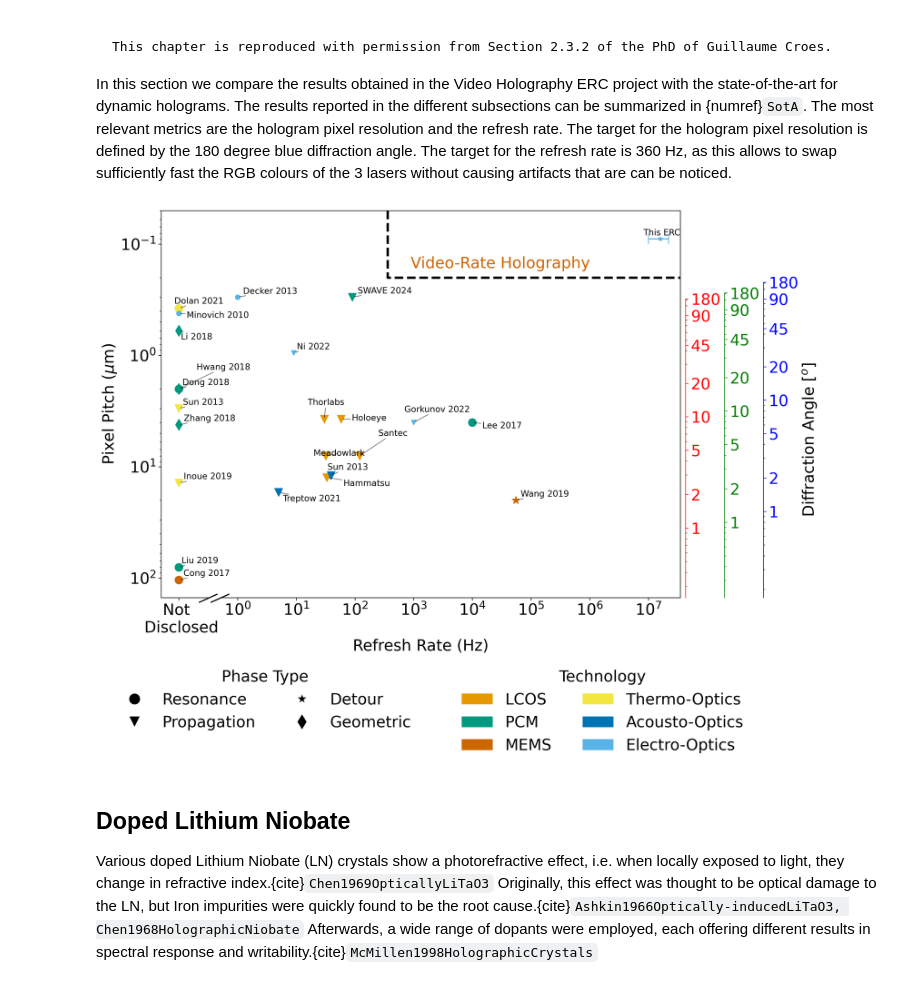
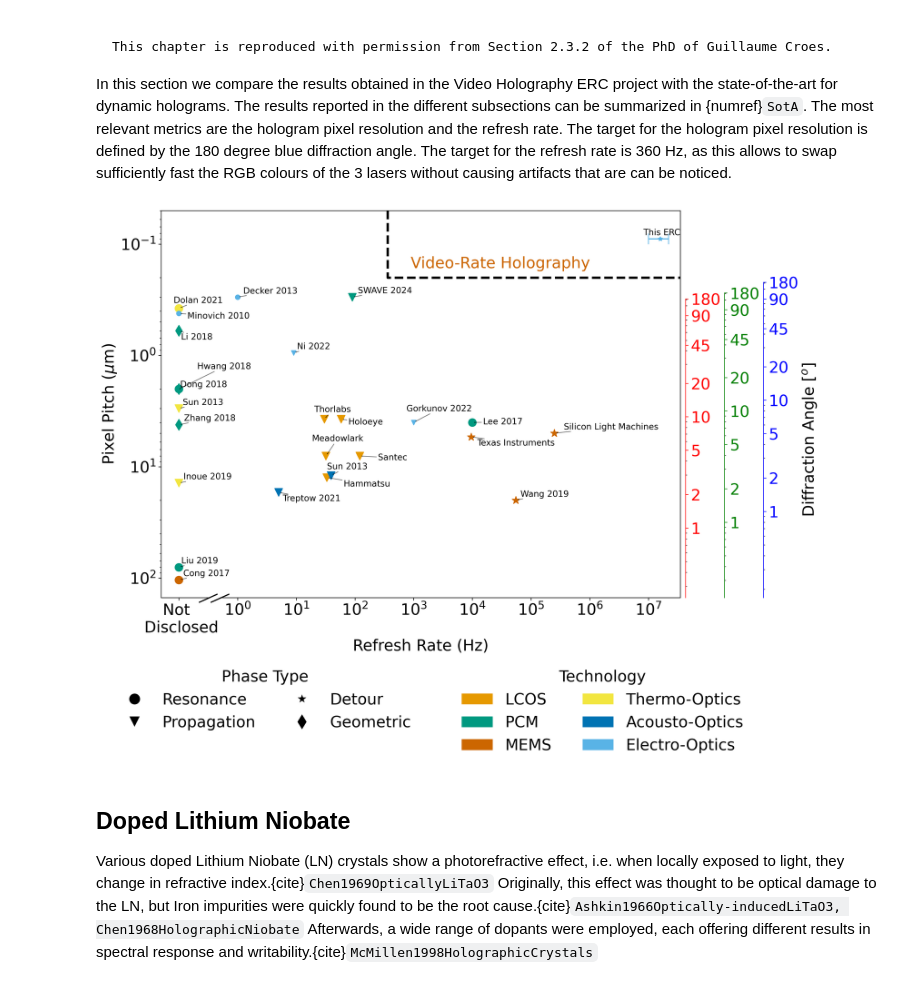
Before and after one commit to jangenoe/VideoHolography, a Jupyter notebook: files/sota.ipynb, the cells around one changed output. Saved outputs shown, nothing was run; the diff lists cells and outputs as text; code cells hidden in the pictures.

```diff
--- a/files/sota.ipynb
+++ b/files/sota.ipynb
@@ -61,10 +61,10 @@ TypeEO = ["Resonance", "Propagation", "Resonance", "Propagation"]
 
 # MEMS
 # bibtech ref
-RefreshRateMEMS = [0.1, 55000]
-PixelPitchMEMS = [104, 20]
-NameDateMEMS = ["Cong 2017", "Wang 2019"]
-TypeMEMS = ["Resonance", "Detour"]
+RefreshRateMEMS = [0.1, 55000, 9532, 250000]
+PixelPitchMEMS = [104, 20, 5.4, 5]
+NameDateMEMS = ["Cong 2017", "Wang 2019", 'Texas Instruments', 'Silicon Light Machines']
+TypeMEMS = ["Resonance", "Detour", 'Detour', "Detour"]
 
 def find_marker(list_item):
     if list_item == "Resonance":
@@ -240,34 +240,34 @@ axes_green.set_xticks([])
 axes_green.set_xticks([], minor=True)
 axes_green.set_yticks([])
 axes_green.set_yticks([], minor=True)
 axes_green.set_ylim(150, 0.55/2)
 axes_green.set_yscale('log')
 axes_green.patch.set_alpha(0)
 axes_green.axis('off')
 
 axes_blue = add_sub_axes(ax, [0, 0, 1, log_percent(0.44)])
 axes_blue.set_xticks([])
 axes_blue.set_xticks([], minor=True)
 axes_blue.set_yticks([])
 axes_blue.set_yticks([], minor=True)
 axes_blue.set_ylim(150, 0.44/2)
 axes_blue.set_yscale('log')
 axes_blue.patch.set_alpha(0)
 axes_blue.axis('off')
 
 secax_y1 = axes_red.secondary_yaxis(1.01, functions=(pitch2red, red2pitch), color='red',ybound=(1,180),yticks=[1, 2,5,10,20,45,90,180])
 secax_y2 = axes_green.secondary_yaxis(1.085, functions=(pitch2green, green2pitch), color='green',ybound=(1,180),yticks=[1, 2,5,10,20,45,90,180])
 secax_y3 = axes_blue.secondary_yaxis(1.16, functions=(pitch2blue, blue2pitch),color='blue',ybound=(1,180),yticks=[1, 2,5,10,20,45,90,180])
 for aaxx in [secax_y1, secax_y2,secax_y3]:
     #print(aaxx.get_yticks())
     aaxx.set_yticks([1, 2,5,10,20,45,90,180])  # Adjust the tick values as needed
     aaxx.set_yticklabels(['1', '2','5','10','20','45','90','180'])
     #print(aaxx.get_yticks())
 secax_y3.set_ylabel(r'Diffraction Angle $[^o]$', color='black');
 
 adjust_text(texts, force_text=(1.2,2.4),expand=(1.2,1.5),arrowprops=dict(arrowstyle="->", color='k', alpha=.5),ax=ax);
 # %% [output]
-[figure, old version]
+[figure, new version]
 # %% [markdown]
 ## Doped Lithium Niobate
 
```
Also changed, not shown: 1 other file.
